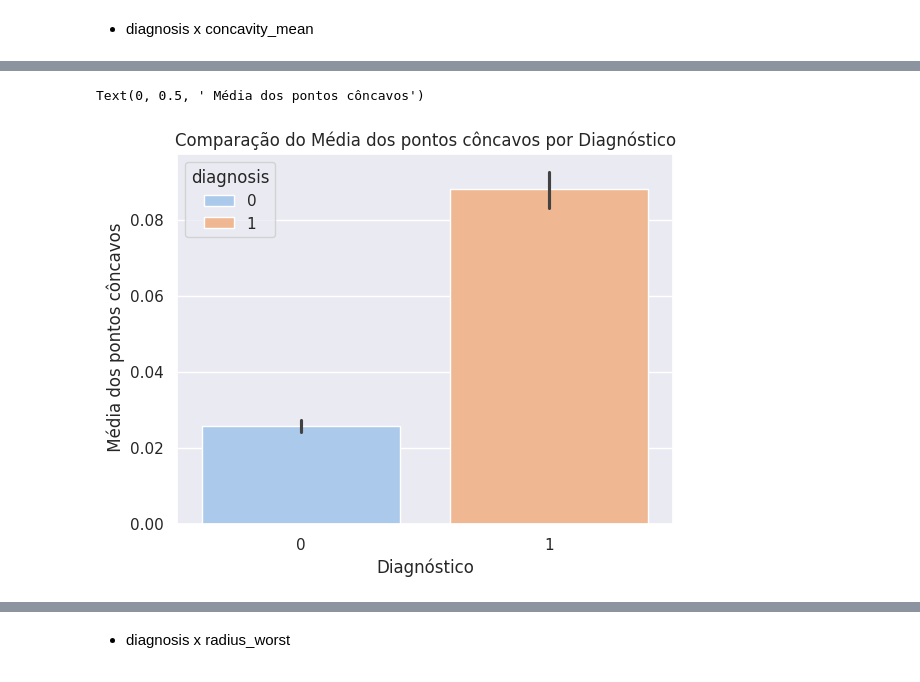
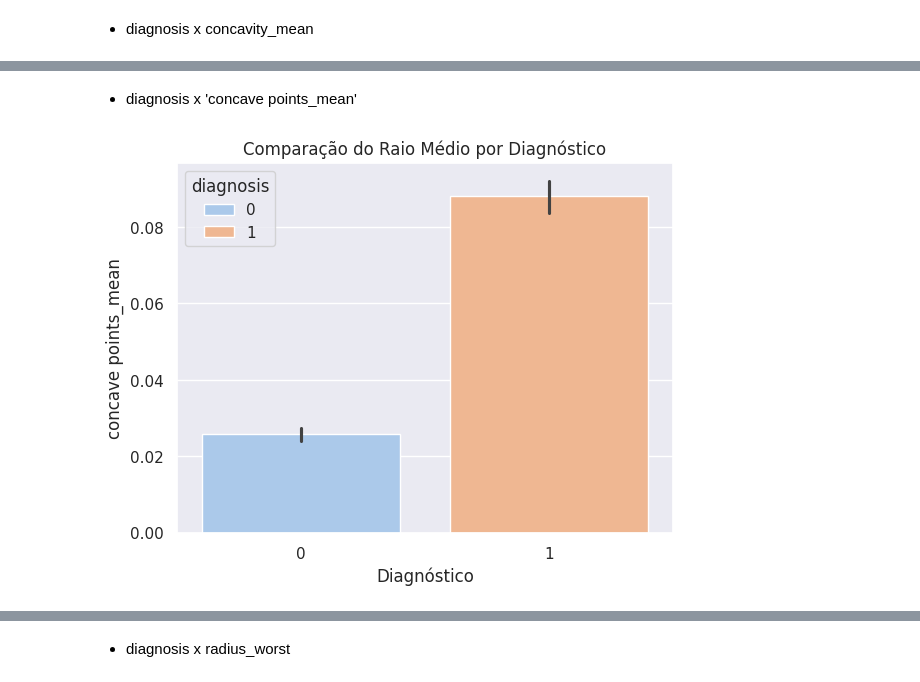
Before and after one commit to IsabelleFernanda/breast_cancer_image_analysis, a Jupyter notebook: cancer_de_mama.ipynb, the cells around one changed output, grey strips where cells are left out. Saved outputs shown, nothing was run; the diff lists cells and outputs as text; code cells hidden in the pictures.

```diff
--- a/cancer_de_mama.ipynb
+++ b/cancer_de_mama.ipynb
@@ -296,9 +318,9 @@ Após análise da qualidade dos dados, constatamos que apenas a variável Unname
 # %%
 # Criando um Boxplot para cada variável do DataFrame
 
-plt.figure(figsize=(12, 6))
 for column in df:
-  fig = px.box(df, y=column)
+  fig = px.box(df, y=column, title=f"Distribuição da variável {column}",
+                     labels={column: column})
   fig.show()
 # %% [output]
 [interactive output not drawn]
@@ -557,0 +578,9 @@ plt.show()
+# %%
+# Função para gerar gráficos de barras com barplot
+
+
+def plot_bar(column):
+  sns.barplot(x='diagnosis', y=column, hue='diagnosis', data=df, palette= 'pastel')
+  plt.title('Comparação do Raio Médio por Diagnóstico')
+  plt.xlabel('Diagnóstico')
+  plt.ylabel(column)
@@ -617,8 +637,6 @@ Text(0, 0.5, 'Concavidade Média')
+# %% [markdown]
+- diagnosis x 'concave points_mean'
 # %%
-sns.barplot(x='diagnosis', y='concave points_mean', hue='diagnosis', data=df, palette= 'pastel')
-plt.title('Comparação do Média dos pontos côncavos por Diagnóstico')
-plt.xlabel('Diagnóstico')
-plt.ylabel(' Média dos pontos côncavos')
+plot_bar('concave points_mean')
 # %% [output]
-Text(0, 0.5, ' Média dos pontos côncavos')
-[figure, old version]
+[figure, new version]
```
Also changed, not shown: parts of 55 cells of this notebook.
